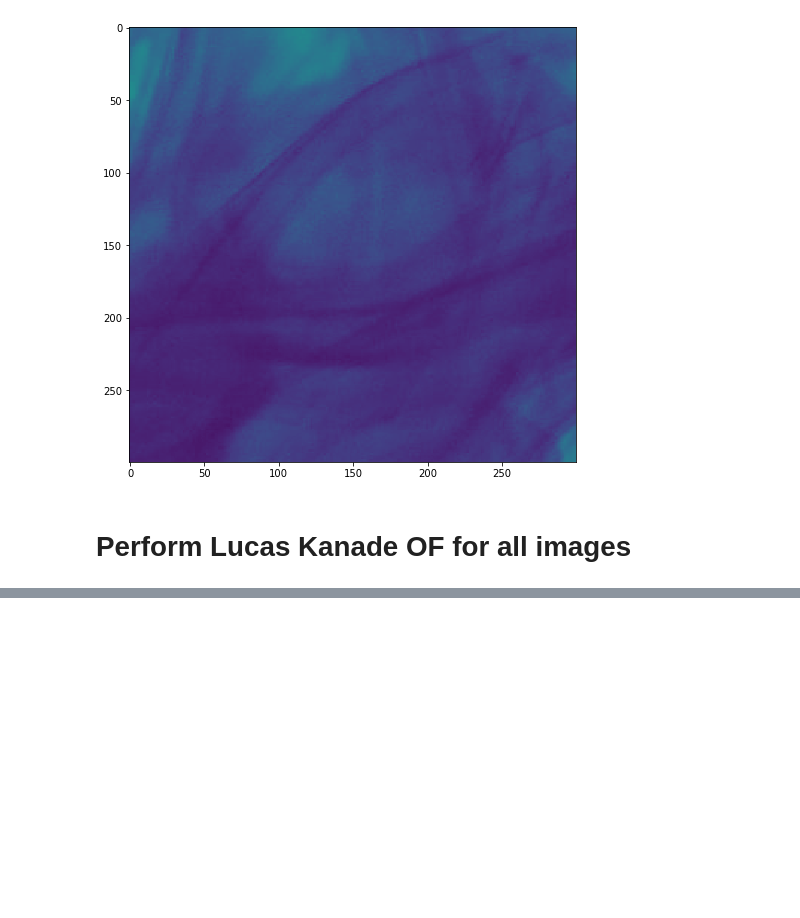
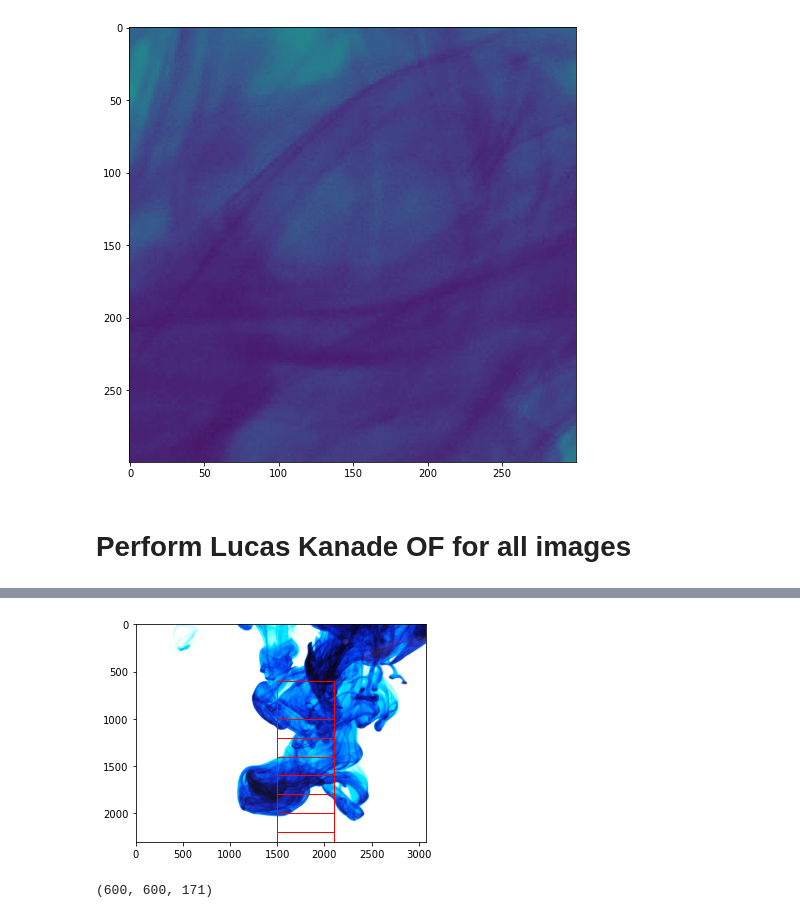
Before and after one commit to pakhuiying/optical_flow_fluid, a Jupyter notebook: Lucas_Kanade.ipynb, the cells around one changed output, grey strips where cells are left out. Saved outputs shown, nothing was run; the diff lists cells and outputs as text; code cells hidden in the pictures; blank space fills up the shorter version.

```diff
--- a/Lucas_Kanade.ipynb
+++ b/Lucas_Kanade.ipynb
@@ -254,0 +368,17 @@ u,v = lucas_kanade(im_stack[:,:,0], im_stack[:,:,1], 10, tau=1e-6)
+# %%
+fig,ax = plt.subplots()
+ax.imshow(frame)
+for (x,y),w in coord_list[::40]:
+    ax.add_patch(Rectangle((x,y),w,w,
+                    edgecolor='red',
+                    facecolor='none',
+                    lw=1))
+
+plt.show()
+# %% [output]
+[figure, added]
+# %%
+im_stack = np.stack(image_frames,axis=2)
+im_stack.shape
+# %% [output]
+(600, 600, 171)
```
Also changed, not shown: parts of 18 cells of this notebook, 16 other files.
